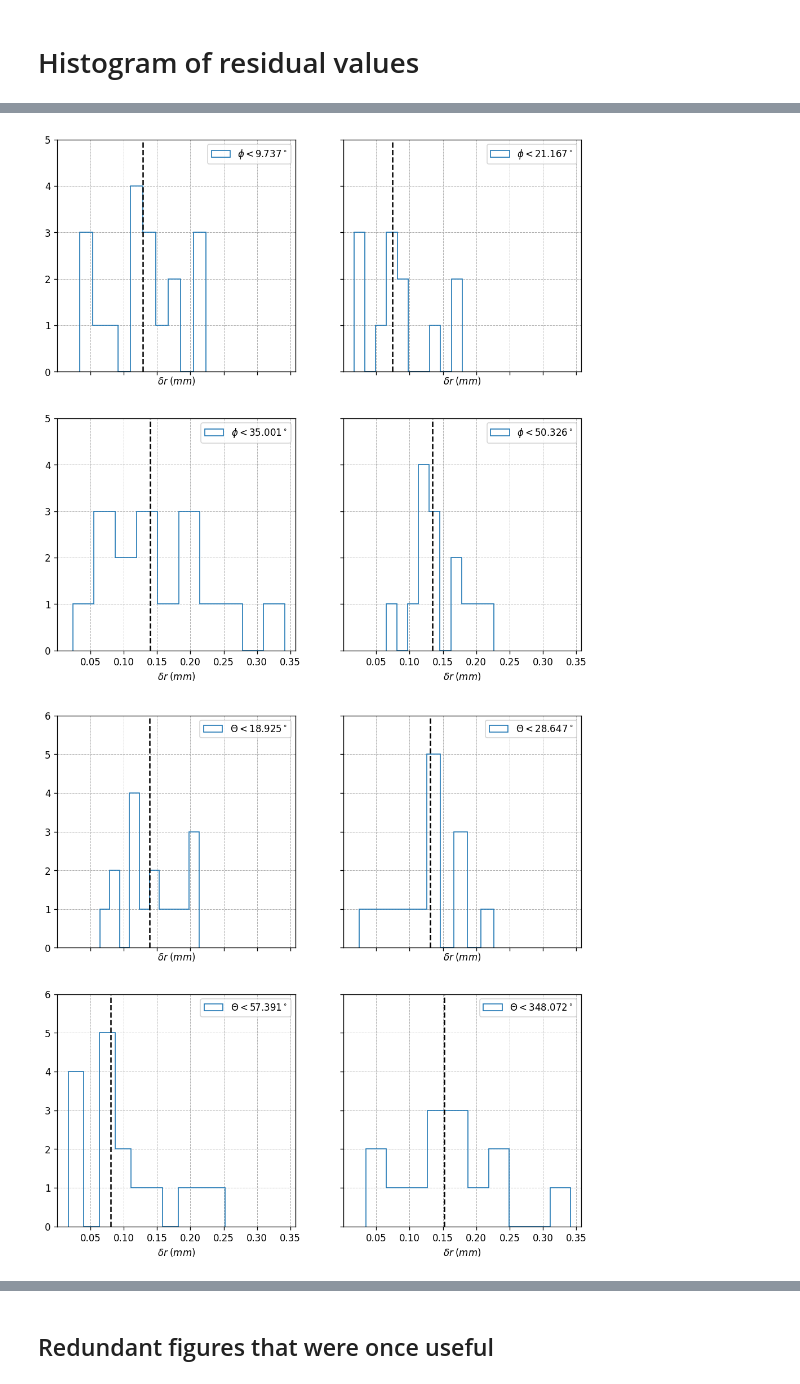
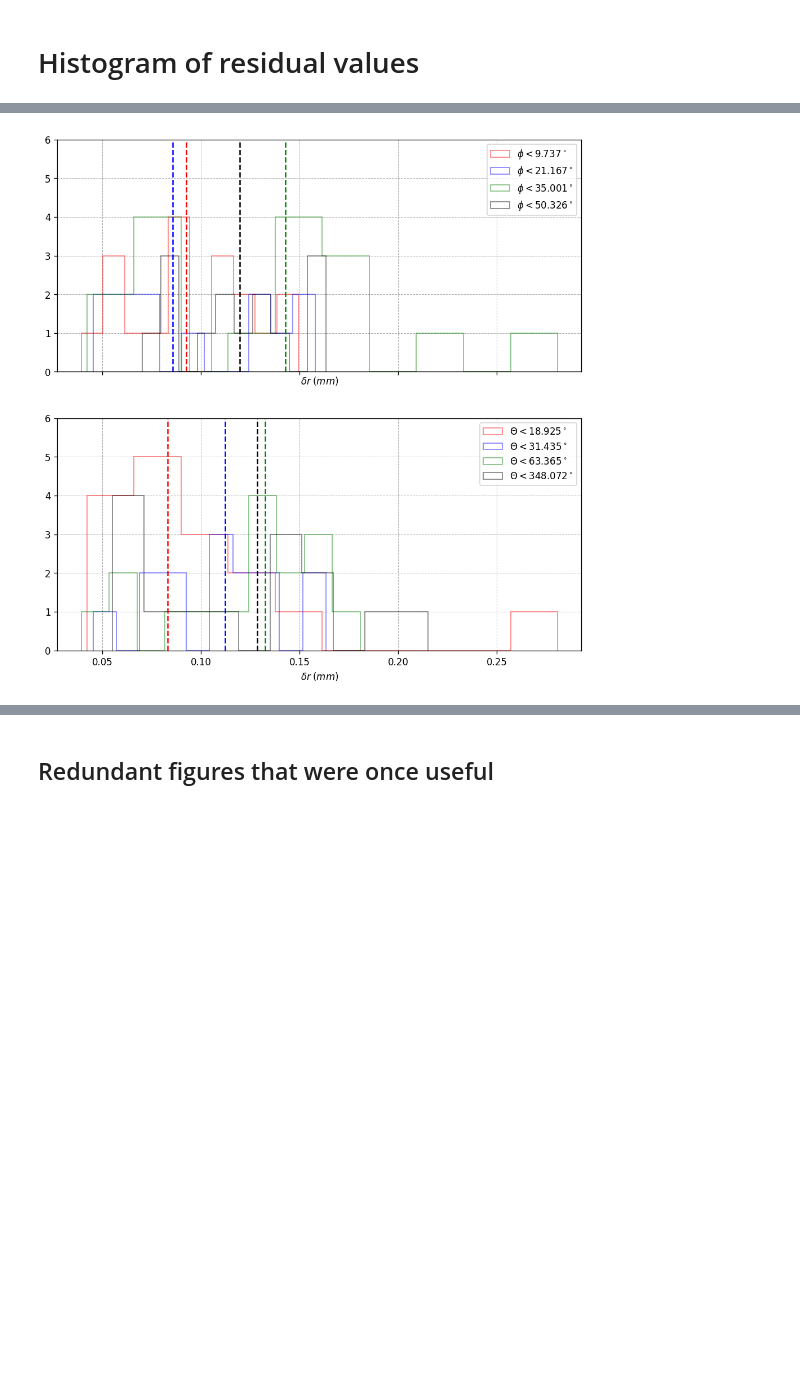
Before and after one commit to SSantosLab/DESI-QA, a Jupyter notebook: calib/Figures of Merit.ipynb, the cells around one changed output, grey strips where cells are left out. Saved outputs shown, nothing was run; the diff lists cells and outputs as text; code cells hidden in the pictures; blank space fills up the shorter version.

Commit message:
updated histogram figures, now including results of all xy-zigzag-tests

```diff
--- a/calib/Figures of Merit.ipynb
+++ b/calib/Figures of Merit.ipynb
@@ -205,11 +205,17 @@ R2 = 3.0691875
 rPositioner = R1+R2
 hardstopAngle = 163.01813
 
+dateStartArr = np.array(['2023-05-30 11:48:00','2023-05-30 14:43:00','2023-05-30 15:12:00','2023-05-30 12:05:00','2023-05-30 16:01:00','2023-05-30 16:17:00','2023-05-30 16:31:00','2023-05-30 18:25:00'],dtype='datetime64')
+dateEndArr = dateStartArr+np.timedelta64(5, 'm')
+labelArr = np.array(['zig','zig_flipx','zig_flipy','zig_flipxy','zag','zag_flipx','zag_flipy','zag_flipxy'])
+
+iteration = 7
+
 # Here, define when your test started [dateStart], when your test ended [dateEnd], and the name of your test [label]
-dateStart = '2023-05-30 12:05:00' # This is the  time when you started your test
-label = 'xy_60_zig_flipxy' # update for the kind of test you are running - either xy_12, xy_32, or xy_60 - may add more in the future
+dateStart = str(dateStartArr[iteration]) # This is the  time when you started your test
+label = 'xy_60_'+labelArr[iteration] # update for the kind of test you are running - either xy_12, xy_32, or xy_60 - may add more in the future
 
-dateEnd = '2023-06-30 12:00:00' # Left as placeholder, you will have to update this occasionally
+dateEnd = str(dateEndArr[iteration]) # Left as placeholder, you will have to update this occasionally
 
 db.tail()
 
@@ -315,6 +321,7 @@ theta_arr,phi_arr = get_moveDirection(label,ABS=True)
 
 phi_quantiles = np.array([])
 theta_quantiles = np.array([])
+colors = ['red','blue','green','black']
 
 for j in range(4):
     phi_quantiles = np.append(phi_quantiles,np.quantile(phi_arr,0.25*(j+1)))
@@ -324,49 +331,49 @@ def set_flag(quantiles,values):
     ReturnArr = np.array([])
     for vals in values:
         if vals<=quantiles[0]:
             ReturnArr = np.append(ReturnArr,0)
         elif vals<=quantiles[1]:
             ReturnArr = np.append(ReturnArr,1)
         elif vals<=quantiles[2]:
             ReturnArr = np.append(ReturnArr,2)
         else:
             ReturnArr = np.append(ReturnArr,3)
     return ReturnArr
 
 df = db[m2]
 df.insert(4,"theta_quant",np.array(set_flag(theta_quantiles,theta_arr),dtype='int32'))
 df.insert(4,"phi_quant",np.array(set_flag(phi_quantiles,phi_arr),dtype='int32'))
 df.insert(4,"dr",dr)
 
-fig,axs = plt.subplots(2,2,figsize=[10,10],sharex=True,sharey=True)
+fig,axs = plt.subplots(2,1,figsize=[10,10],sharex=True,sharey=True)
 
 for j in range(4):
     del_r = df[df['phi_quant']==j]['dr']
-    axs[j//2,j%2].hist(del_r,histtype='step',label=f"$\phi <{phi_quantiles[j]:.3f} ^\circ$")
-    axs[j//2,j%2].legend()
-    axs[j//2,j%2].axvline(np.median(del_r),0,5,c="black",ls='--')
-    axs[j//2,j%2].set_ylim([0,5])
-    axs[j//2,j%2].grid(lw=0.6, ls='--')
-    axs[j//2,j%2].set_xlabel('$\delta r \;(mm)$')
-plt.savefig("/home/msdos/DESI-QA/output/figures/Hist_masked_phi.jpg",dpi=180)
-plt.show()
+    axs[0].hist(del_r,histtype='step',label=f"$\phi <{phi_quantiles[j]:.3f} ^\circ$",alpha=0.5,color=colors[j])
+    axs[0].legend()
+    axs[0].axvline(np.median(del_r),0,5,c=colors[j],ls='--')
+axs[0].set_ylim([0,5])
+axs[0].grid(lw=0.6, ls='--')
+axs[0].set_xlabel('$\delta r \;(mm)$')
+# plt.savefig("/home/msdos/DESI-QA/output/figures/Hist_masked_phi_"+label+".jpg",dpi=180)
+# plt.show()
 
-fig,axs = plt.subplots(2,2,figsize=[10,10],sharex=True,sharey=True)
+# fig,axs = plt.subplots(2,2,figsize=[10,10],sharex=True,sharey=True)
 
 for j in range(4):
     del_r = df[df['theta_quant']==j]['dr']
-    axs[j//2,j%2].hist(del_r,histtype='step',label=f"$\Theta <{theta_quantiles[j]:.3f} ^\circ$")
-    axs[j//2,j%2].legend()
-    axs[j//2,j%2].axvline(np.median(del_r),0,6,c="black",ls='--')
-    axs[j//2,j%2].set_ylim([0,6])
-    axs[j//2,j%2].grid(lw=0.6, ls='--')
-    axs[j//2,j%2].set_xlabel('$\delta r \;(mm)$')
-plt.savefig("/home/msdos/DESI-QA/output/figures/Hist_masked_theta.jpg",dpi=180)
+    axs[1].hist(del_r,histtype='step',label=f"$\Theta <{theta_quantiles[j]:.3f} ^\circ$",alpha=0.5,color=colors[j])
+    axs[1].legend()
+    axs[1].axvline(np.median(del_r),0,6,c=colors[j],ls='--')
+axs[1].set_ylim([0,6])
+axs[1].grid(lw=0.6, ls='--')
+axs[1].set_xlabel('$\delta r \;(mm)$')
+# plt.savefig("/home/msdos/DESI-QA/output/figures/Hist_masked_theta_"+label+".jpg",dpi=180)
+
 plt.show()
 
 #     del_r = df[df['theta_quant']==j]['dr']
 #     axs[1].hist(del_r,histtype='step',label=f"$\Theta <{theta_quantiles[j]:.3f} ^\circ$")
 #     axs[1].legend()
 # %% [output]
-[figure, old version]
+[figure, new version]
-[figure, removed]
```
Also changed, not shown: parts of 8 cells of this notebook, 50 other files.
